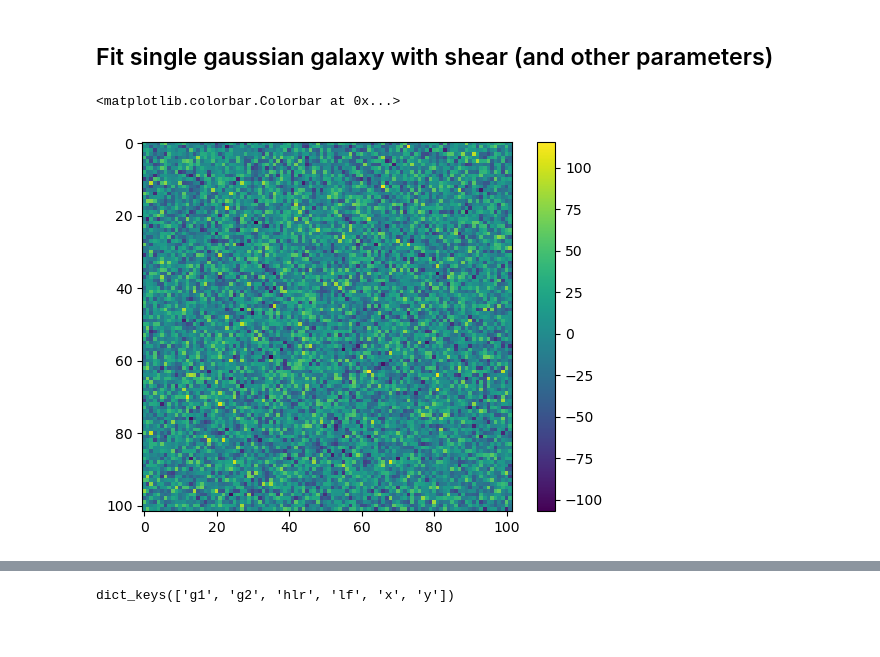
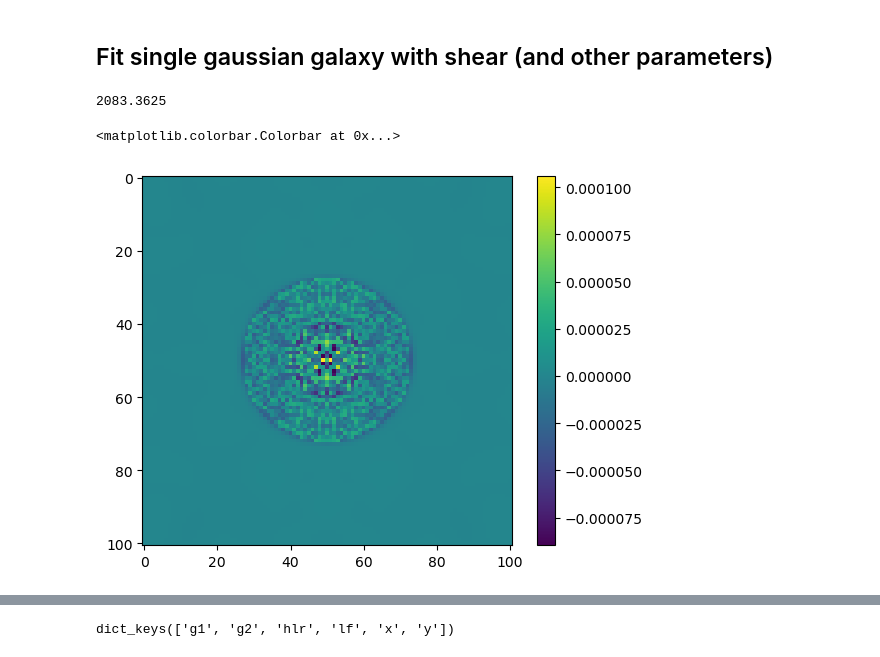
Before and after one commit to LSSTDESC/BPD, a Jupyter notebook: fit-single.ipynb, the cells around one changed output, grey strips where cells are left out. Saved outputs shown, nothing was run; the diff lists cells and outputs as text; code cells hidden in the pictures.

```diff
--- a/fit-single.ipynb
+++ b/fit-single.ipynb
@@ -113,16 +126,16 @@ plt.colorbar()
 # %%
 PSF_HLR = 0.7
 PIXEL_SCALE = 0.2
-SLEN = 102
+SLEN = 101
 BACKGROUND = 1000
-NOISE = 1
+NOISE = 0
 
 # galaxy
 TRUE_HLR = 0.9
 LOG_TRUE_FLUX = 5
 TRUE_FLUX = 10**LOG_TRUE_FLUX
-TRUE_X = 0.5
-TRUE_Y = 0.5
+TRUE_X = 0.
+TRUE_Y = 0.
 
 #shear
 G1 = 0.02
@@ -138,8 +151,8 @@ def _draw_gal():
     gal = gal.shear(g1=G1, g2=G2)
     pos = _galsim.PositionD(x=TRUE_X, y=TRUE_Y)
     psf = _galsim.Gaussian(flux=1., half_light_radius=PSF_HLR)
-    gal_conv = _galsim.Convolve([gal, psf])
-    gal_conv = gal_conv.drawImage(nx=SLEN,ny=SLEN,scale=PIXEL_SCALE,
+    # gal_conv = _galsim.Convolve([gal, psf])
+    gal_conv = gal.drawImage(nx=SLEN,ny=SLEN,scale=PIXEL_SCALE,
                                   offset=pos,
                                  )
     img = gal_conv.array + BACKGROUND
@@ -155,21 +168,26 @@ def draw_gal(lf, hlr, x, y, g1, g2):
     gal = gal.shear(g1=g1, g2=g2)
     pos = galsim.PositionD(x=x, y=y)
     psf = galsim.Gaussian(flux=1., half_light_radius=PSF_HLR)
-    gal_conv = galsim.Convolve([gal, psf]).withGSParams(GSPARAMS)
-    gal_conv = gal_conv.drawImage(nx=SLEN,ny=SLEN,scale=PIXEL_SCALE,
+    # gal_conv = galsim.Convolve([gal, psf]).withGSParams(GSPARAMS)
+    gal = gal.withGSParams(GSPARAMS)
+    gal_conv = gal.drawImage(nx=SLEN,ny=SLEN,scale=PIXEL_SCALE,
                                  offset=pos,
                                  )
     im = gal_conv.array + BACKGROUND
     return im
+# %%
+TRUE_IMAGE.max()
+# %% [output]
+2083.3625
 # %%
 # check error is very small on true thingies
 TRUE_IMAGE = _draw_gal()
-arr = TRUE_IMAGE  - draw_gal(**TRUE_PARAMS_ARR)[0]
+arr = (TRUE_IMAGE  - draw_gal(**TRUE_PARAMS_ARR)[0])
 plt.imshow(arr)
 plt.colorbar()
 # %% [output]
 <matplotlib.colorbar.Colorbar at 0x...>
-[figure, old version]
+[figure, new version]
 # %%
 ## TEST with target image for jax-galsim.
 # img = draw_gal(**TRUE_PARAMS_ARR)[0]
```
Also changed, not shown: parts of 11 cells of this notebook, 2 other files.
